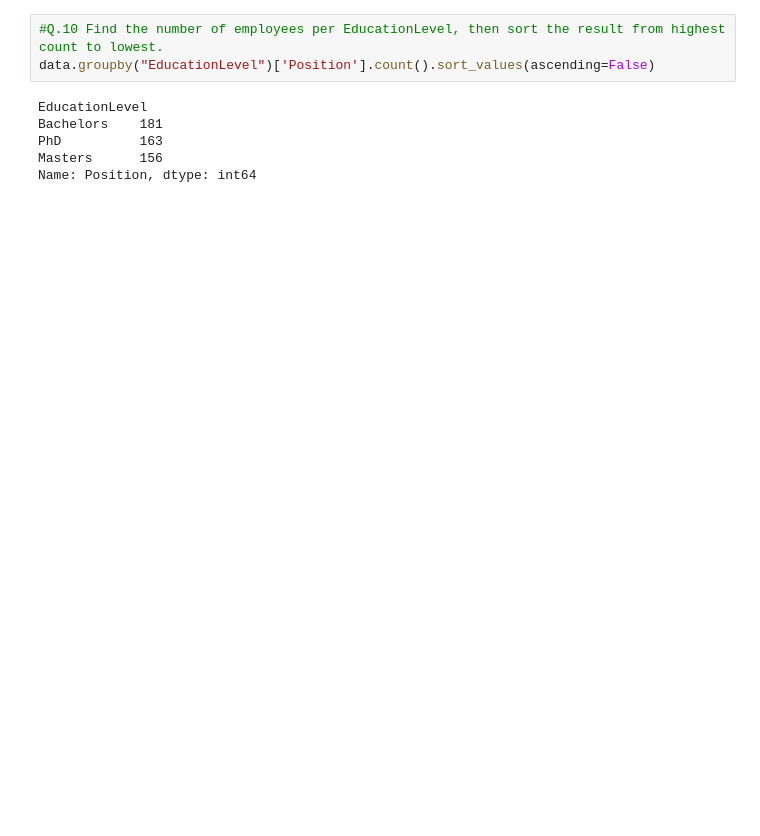
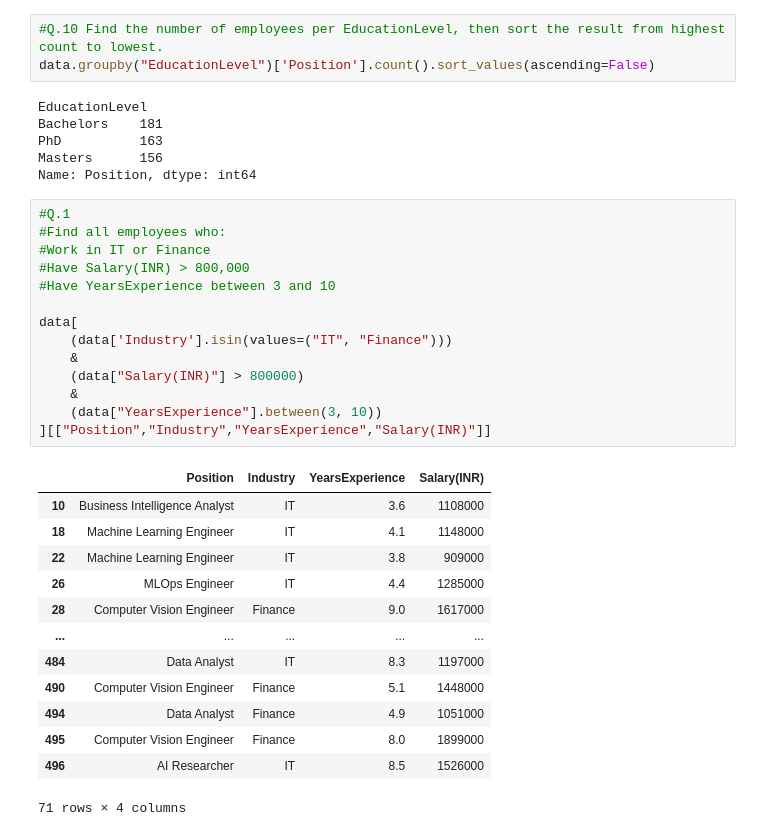
Before and after one commit to KartikGawade17/Pandas-Practice-, a Jupyter notebook: pandas_salary_dataset.ipynb, the cells around one changed output. Saved outputs shown, nothing was run; the diff lists cells and outputs as text; blank space fills up the shorter version.

```diff
--- a/pandas_salary_dataset.ipynb
+++ b/pandas_salary_dataset.ipynb
@@ -317,3 +317,31 @@ Bachelors    181
 PhD          163
 Masters      156
 Name: Position, dtype: int64
+# %%
+#Q.1
+#Find all employees who:
+#Work in IT or Finance
+#Have Salary(INR) > 800,000
+#Have YearsExperience between 3 and 10
+
+data[
+    (data['Industry'].isin(values=("IT", "Finance")))
+    &
+    (data["Salary(INR)"] > 800000)
+    &
+    (data["YearsExperience"].between(3, 10))
+][["Position","Industry","YearsExperience","Salary(INR)"]]
+# %% [output]
+|  | Position | Industry | YearsExperience | Salary(INR) |
+| 10 | Business Intelligence Analyst | IT | 3.6 | 1108000 |
+| 18 | Machine Learning Engineer | IT | 4.1 | 1148000 |
+| 22 | Machine Learning Engineer | IT | 3.8 | 909000 |
+| 26 | MLOps Engineer | IT | 4.4 | 1285000 |
+| 28 | Computer Vision Engineer | Finance | 9.0 | 1617000 |
+| ... | ... | ... | ... | ... |
+| 484 | Data Analyst | IT | 8.3 | 1197000 |
+| 490 | Computer Vision Engineer | Finance | 5.1 | 1448000 |
+| 494 | Data Analyst | Finance | 4.9 | 1051000 |
+| 495 | Computer Vision Engineer | Finance | 8.0 | 1899000 |
+| 496 | AI Researcher | IT | 8.5 | 1526000 |
+71 rows × 4 columns
```
Also changed, not shown: parts of 6 cells of this notebook.
